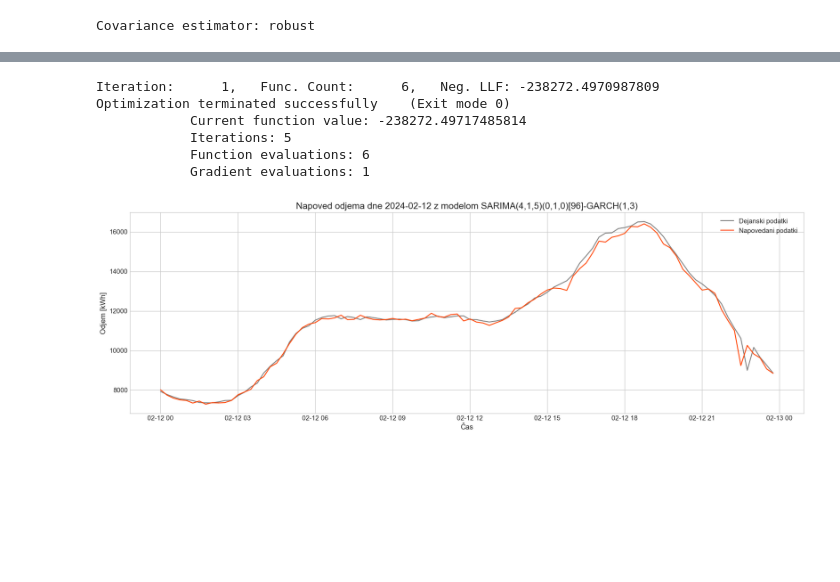
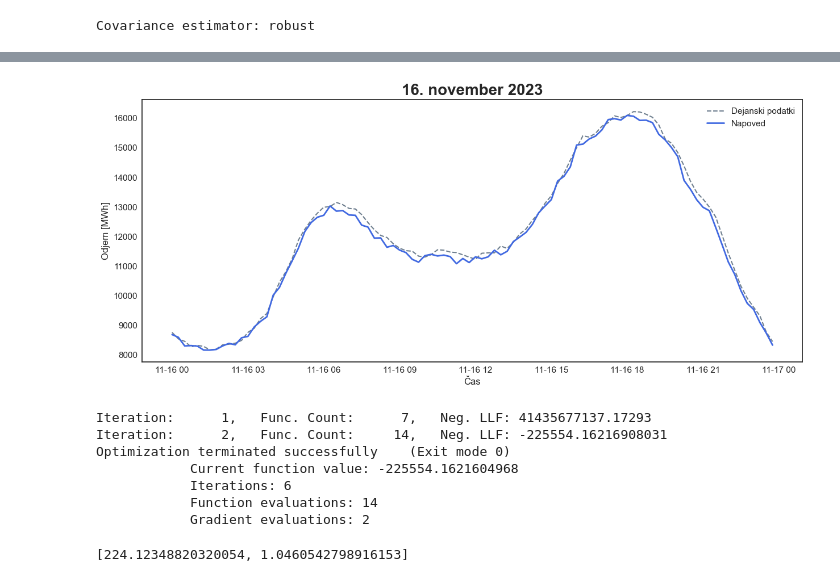
Before and after one commit to karolina-sa/Matematika-z-racunalnikom-projekt, a Jupyter notebook: 18_5_2024.ipynb, the cells around one changed output, grey strips where cells are left out. Cells and saved outputs as stored; diff of their text form; code cells hidden in the pictures; blank space fills up the shorter version.

```diff
--- a/18_5_2024.ipynb
+++ b/18_5_2024.ipynb
@@ -679,18 +704,26 @@ Optimization terminated successfully    (Exit mode 0)
+# %%
+izrisi_graf_napovedi(podatki.loc[day_3, 'Odjem ACT'], forecast_AG_3, '16. november 2023')
+# %% [output]
+[figure, added]
 # %%
-train_data_diff_96_4 = ts_diff['2021-11-02':'2024-02-11']
-train_exog_4 = podatki.loc['2021-11-02':'2024-02-11', ['Temperatura FC', 'Sevanje FC']]
-day_4 = '2024-02-12'
-next_day_4 = '2024-02-13'
+train_data_diff_96_4 = ts_diff['2021-11-02':'2023-12-29']
+train_exog_4 = podatki.loc['2021-11-02':'2023-12-29', ['Temperatura FC', 'Sevanje FC']]
+day_4 = '2023-12-30'
+next_day_4 = '2023-12-31'
 test_data_diff_96_4 = ts_diff[day_4]
 test_exog_4 = podatki.loc[day_4, ['Temperatura FC', 'Sevanje FC']]
 
 forecast_AG_4 = SARIMA_GARCH_forecast(podatki, train_data_diff_96_4, train_exog_4, test_data_diff_96_4, test_exog_4, day_4, next_day_4)
-izrisi_graf_napovedi(podatki.loc[day_4, 'Odjem ACT'], forecast_AG_4, 'Napoved odjema dne 2024-02-12 z modelom SARIMA(4,1,5)(0,1,0)[96]-GARCH(1,3)')
 # %% [output]
-Iteration:      1,   Func. Count:      6,   Neg. LLF: -238272.4970987809
+Iteration:      1,   Func. Count:      7,   Neg. LLF: 41435677137.17293
+Iteration:      2,   Func. Count:     14,   Neg. LLF: -225554.16216908031
 Optimization terminated successfully    (Exit mode 0)
-            Current function value: -238272.49717485814
-            Iterations: 5
-            Function evaluations: 6
-            Gradient evaluations: 1
+            Current function value: -225554.1621604968
+            Iterations: 6
+            Function evaluations: 14
+            Gradient evaluations: 2
-[figure, removed]
+# %%
+rmse_mape_AG_4 = RMSE_MAPE(podatki.loc[day_4, 'Odjem ACT'], forecast_AG_4)
+rmse_mape_AG_4
+# %% [output]
+[224.12348820320054, 1.0460542798916153]
```
Also changed, not shown: parts of 19 cells of this notebook, 21 other files.
